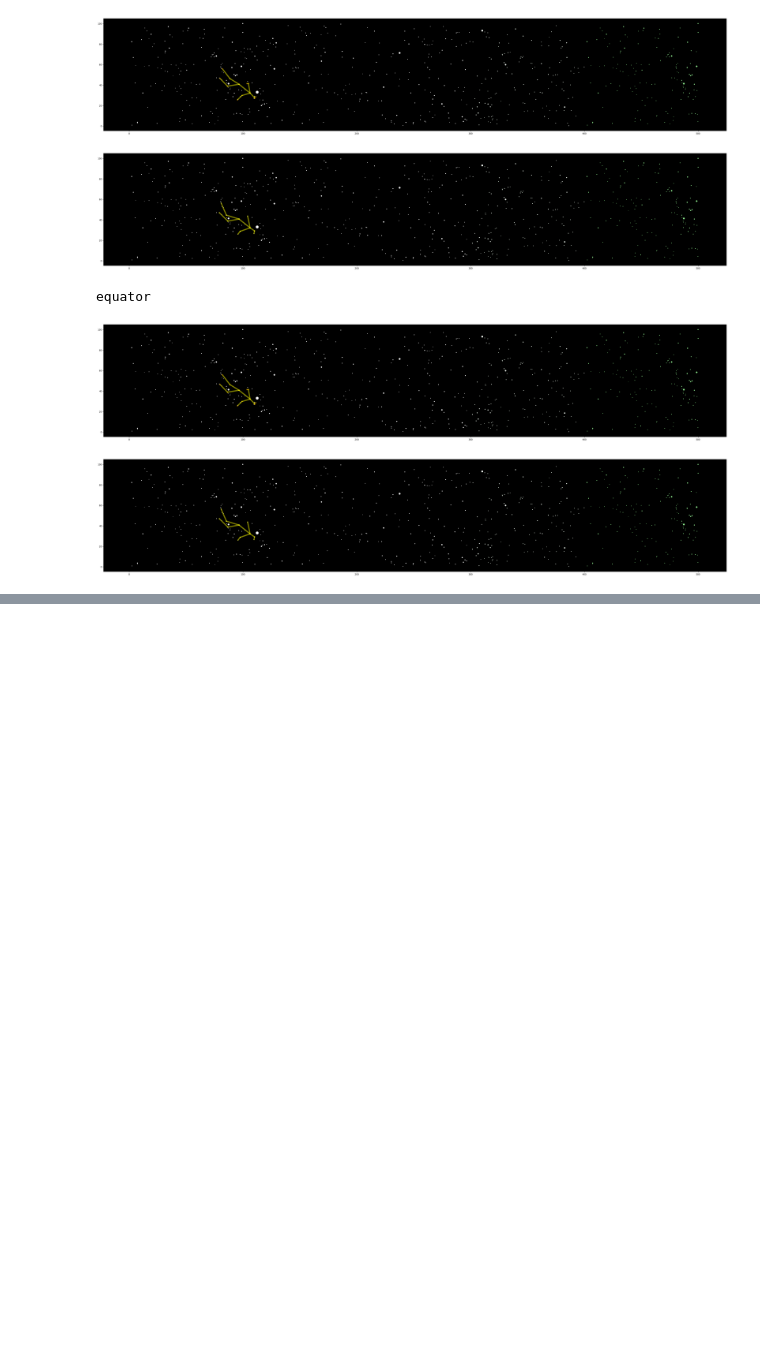
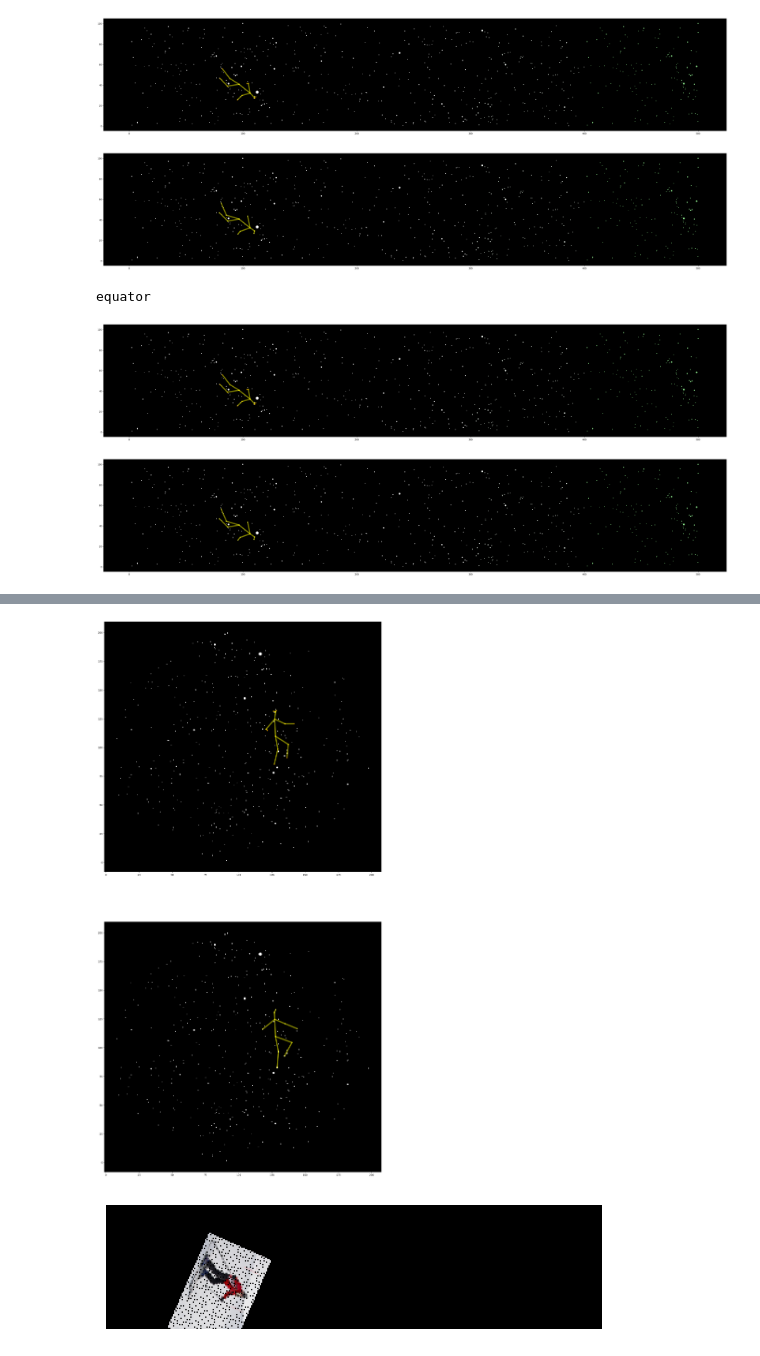
Before and after one commit to fusawa-yugo/Star-Plot, a Jupyter notebook: dot_matching/star_matching.ipynb, the cells around one changed output, grey strips where cells are left out. Cells and saved outputs as stored; diff of their text form; code cells hidden in the pictures; blank space fills up the shorter version.

```diff
--- a/dot_matching/star_matching.ipynb
+++ b/dot_matching/star_matching.ipynb
@@ -261,3 +261,16 @@ all_locals.print_result(point_edge_list)
 # %% [output]
 equator
 [figure]
+# %%
+point_data=np.load('../point_data/human_test/for presentation/sample_data.npy')
+point_edge_list=np.load('../point_data/human_test/for presentation/sample_edge.npy')
+x=point_data[:,1]
+y=point_data[:,2]
+x=x.astype(float)
+y=y.astype(float)
+points=np.column_stack((x,y))
+direction=equator
+image = Image.open('../point_data/human_test/for presentation/000000000785.jpg')
+width, height = image.size
+resize_rate=direction.min_norm/points_norm
+rotate_theta=direction.min_theta-points_theta
@@ -263,0 +349,14 @@ equator
+# %%
+plot_stars([south],point_edge_list)
+
+
+
+
+fig, ax = plt.subplots()
+ax.imshow(reshaped_image_array)
+ax.invert_yaxis()
+ax.axis('off')
+plt.show()
+# %% [output]
+[figure, added]
+[figure, added]
```
Also changed, not shown: parts of 10 cells of this notebook.
